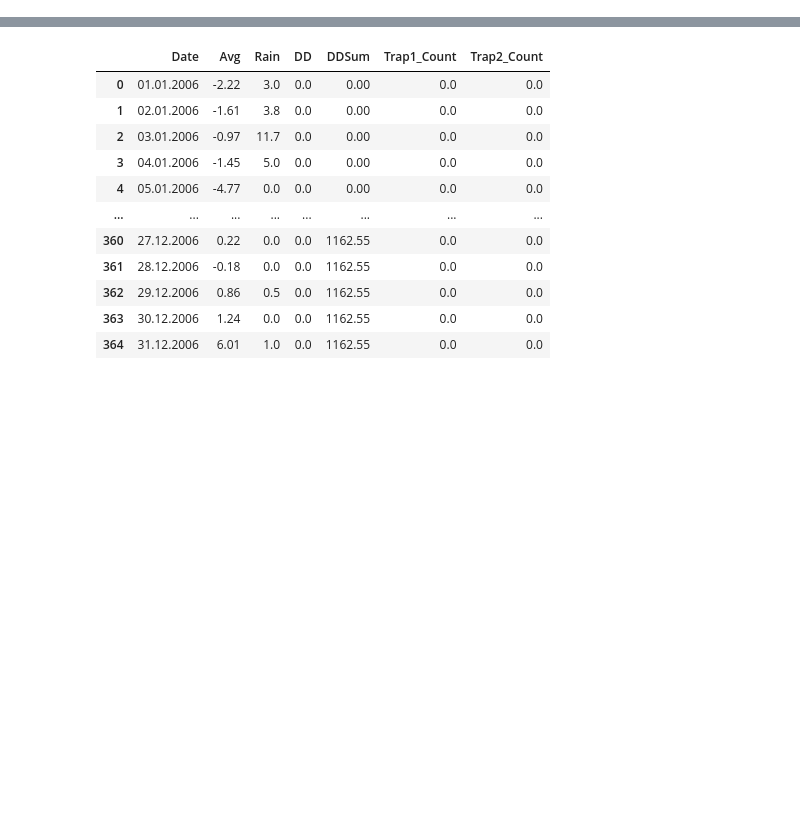
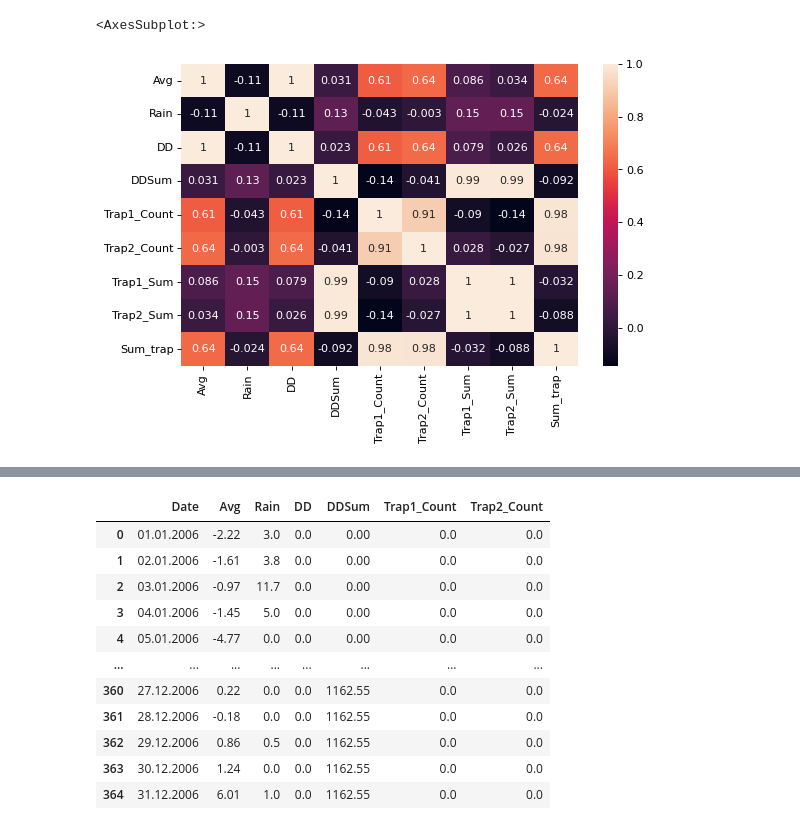
Before and after one commit to Ligerd/research_project, a Jupyter notebook: code/data_analisis.ipynb, the cells around one changed output, grey strips where cells are left out. Drawn from its saved outputs; the diff is of its cells as text; code cells hidden in the pictures; blank space fills up the shorter version.

```diff
--- a/code/data_analisis.ipynb
+++ b/code/data_analisis.ipynb
@@ -16,0 +101,6 @@ Index(['Date', 'Min', 'Max', 'Avg', 'AvgII', 'Dev', 'Dev%', 'Rain', 'DD',
+# %%
+plt.figure(figsize=(8,5), dpi= 80)
+sns.heatmap(data_2006.corr(), annot = data_2006.corr())
+# %% [output]
+<AxesSubplot:>
+[figure, added]
```
Also changed, not shown: parts of 18 cells of this notebook.
